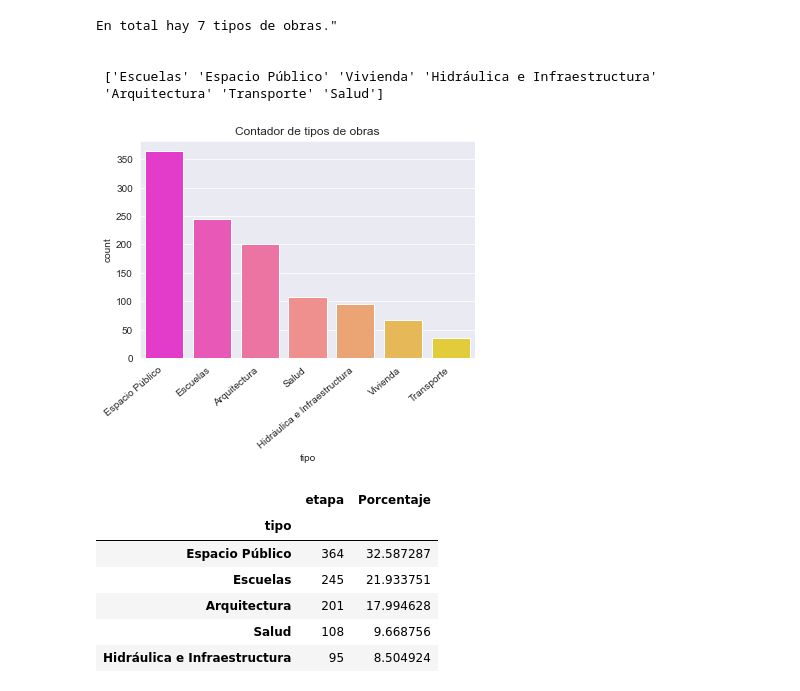
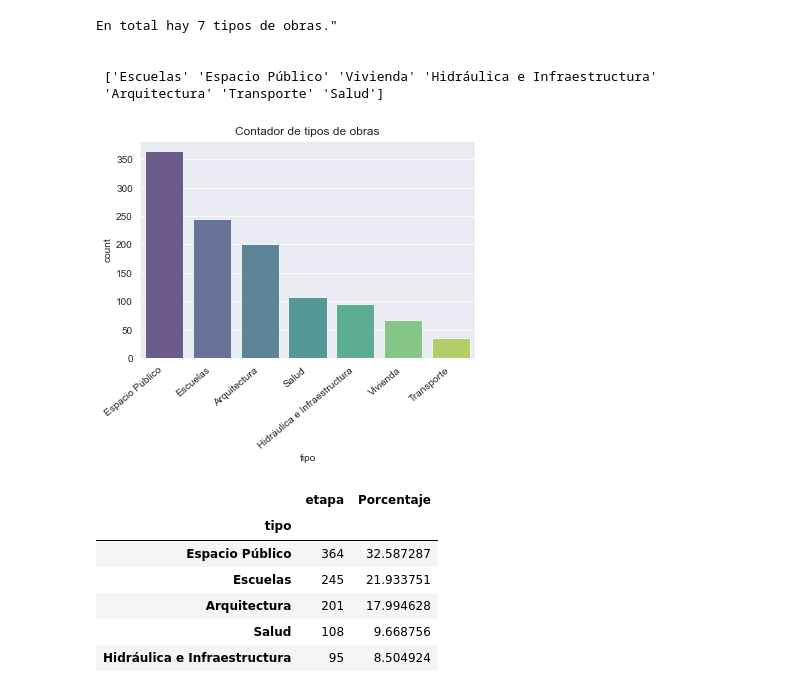
Before and after one commit to micatokashiki/Python-Project, a Jupyter notebook: ClusterAI_Micaela_Tokashiki_EDA.ipynb, the cells around one changed output. Drawn from its saved outputs; the diff is of its cells as text; code cells hidden in the pictures.

```diff
--- a/ClusterAI_Micaela_Tokashiki_EDA.ipynb
+++ b/ClusterAI_Micaela_Tokashiki_EDA.ipynb
@@ -186,17 +186,18 @@ En total hay 7 tipos de obras."
 # %%
 # En este caso no es necesario re agrupar los valores únicos
 # Y tampoco se requiere de análisis de NaNs ya que como vimos previamente, no posee valores nulos.
 # Comenzamos a analizar la feature mediante gráficos:
 
 ax = sns.countplot(x='tipo',
                    data=obras,
-                   palette='spring',
+                   palette='viridis',
+                   alpha=0.8,
                    order=obras['tipo'].value_counts().index)
 ax.set_xticklabels(ax.get_xticklabels(), rotation=40, ha="right")
 plt.title("Contador de tipos de obras")
 plt.show()
 # %% [output]
-[figure, old version]
+[figure, new version]
 # %%
 # Visualizamos los porcentajes que representa cada tipo de obra
 
```
Also changed, not shown: parts of 11 cells of this notebook.
